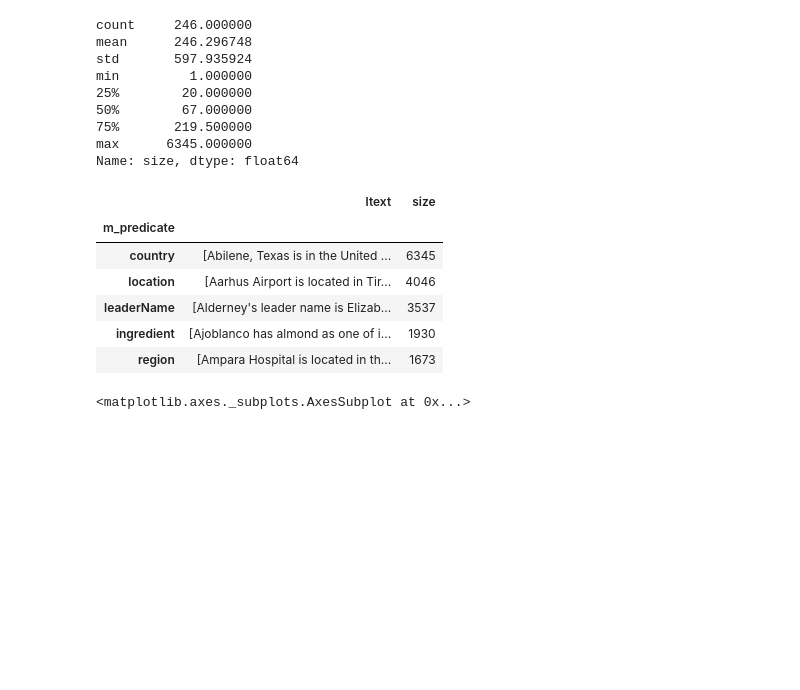
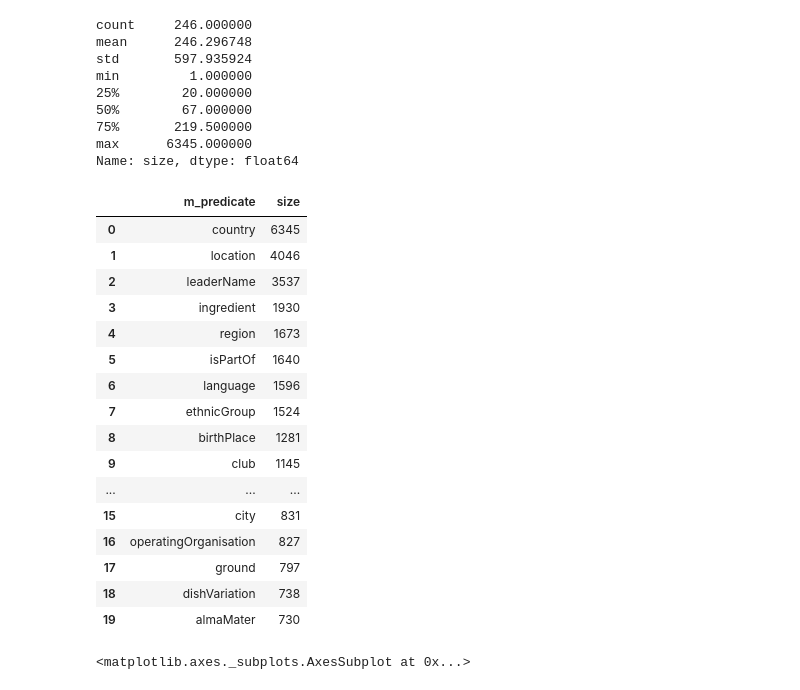
Before and after one commit to abevieiramota/challenge-webnlg, a Jupyter notebook: notebook/1 - Exploratory Data Analysis.ipynb, the cells around one changed output. Cells and saved outputs as stored; diff of their text form; code cells hidden in the pictures; blank space fills up the shorter version.

```diff
--- a/notebook/1 - Exploratory Data Analysis.ipynb
+++ b/notebook/1 - Exploratory Data Analysis.ipynb
@@ -492,15 +557,25 @@ Name: size, dtype: float64
 # %%
 # who is the biggest guys?
 
-m_predicates_w_lexes_train.nlargest(5, 'size')
+m_predicates_w_lexes_train.nlargest(20, 'size').reset_index()[['m_predicate', 'size']]
 # %% [output]
-|  | ltext | size |
-| m_predicate |  |  |
-| country | [Abilene, Texas is in the United ... | 6345 |
-| location | [Aarhus Airport is located in Tir... | 4046 |
-| leaderName | [Alderney's leader name is Elizab... | 3537 |
-| ingredient | [Ajoblanco has almond as one of i... | 1930 |
-| region | [Ampara Hospital is located in th... | 1673 |
+|  | m_predicate | size |
+| 0 | country | 6345 |
+| 1 | location | 4046 |
+| 2 | leaderName | 3537 |
+| 3 | ingredient | 1930 |
+| 4 | region | 1673 |
+| 5 | isPartOf | 1640 |
+| 6 | language | 1596 |
+| 7 | ethnicGroup | 1524 |
+| 8 | birthPlace | 1281 |
+| 9 | club | 1145 |
+| ... | ... | ... |
+| 15 | city | 831 |
+| 16 | operatingOrganisation | 827 |
+| 17 | ground | 797 |
+| 18 | dishVariation | 738 |
+| 19 | almaMater | 730 |
 # %%
 m_predicates_w_lexes_train['size'].hist(bins=20, figsize=(12, 5))
 # %% [output]
```
Also changed, not shown: parts of 11 cells of this notebook.
